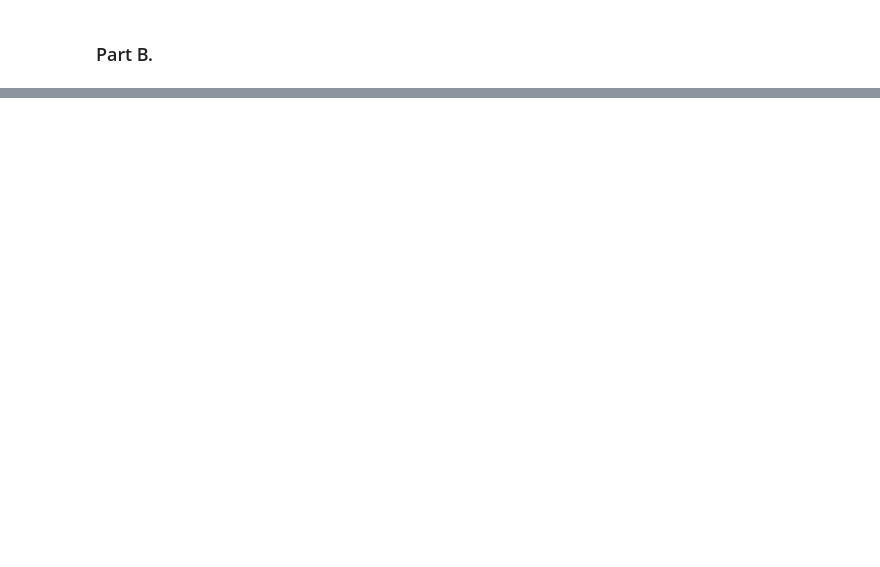
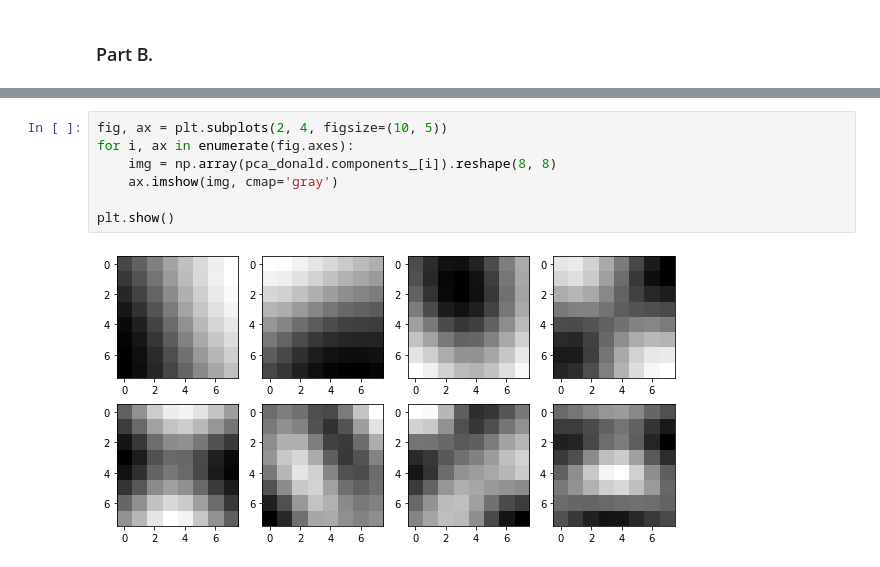
Before and after one commit to nahbos/AUT-Pattern-Recognition, a Jupyter notebook: SPR_HW3/EX03_Q4.ipynb, the cells around one changed output, grey strips where cells are left out. Drawn from its saved outputs; the diff is of its cells as text; blank space fills up the shorter version.

```diff
--- a/SPR_HW3/EX03_Q4.ipynb
+++ b/SPR_HW3/EX03_Q4.ipynb
@@ -92,0 +180,9 @@ trans_pca_b = pca_b.transform(df_blue)
+# %%
+fig, ax = plt.subplots(2, 4, figsize=(10, 5))
+for i, ax in enumerate(fig.axes):
+    img = np.array(pca_donald.components_[i]).reshape(8, 8)
+    ax.imshow(img, cmap='gray')
+
+plt.show()
+# %% [output]
+[figure, added]
```
Also changed, not shown: parts of 15 cells of this notebook.
